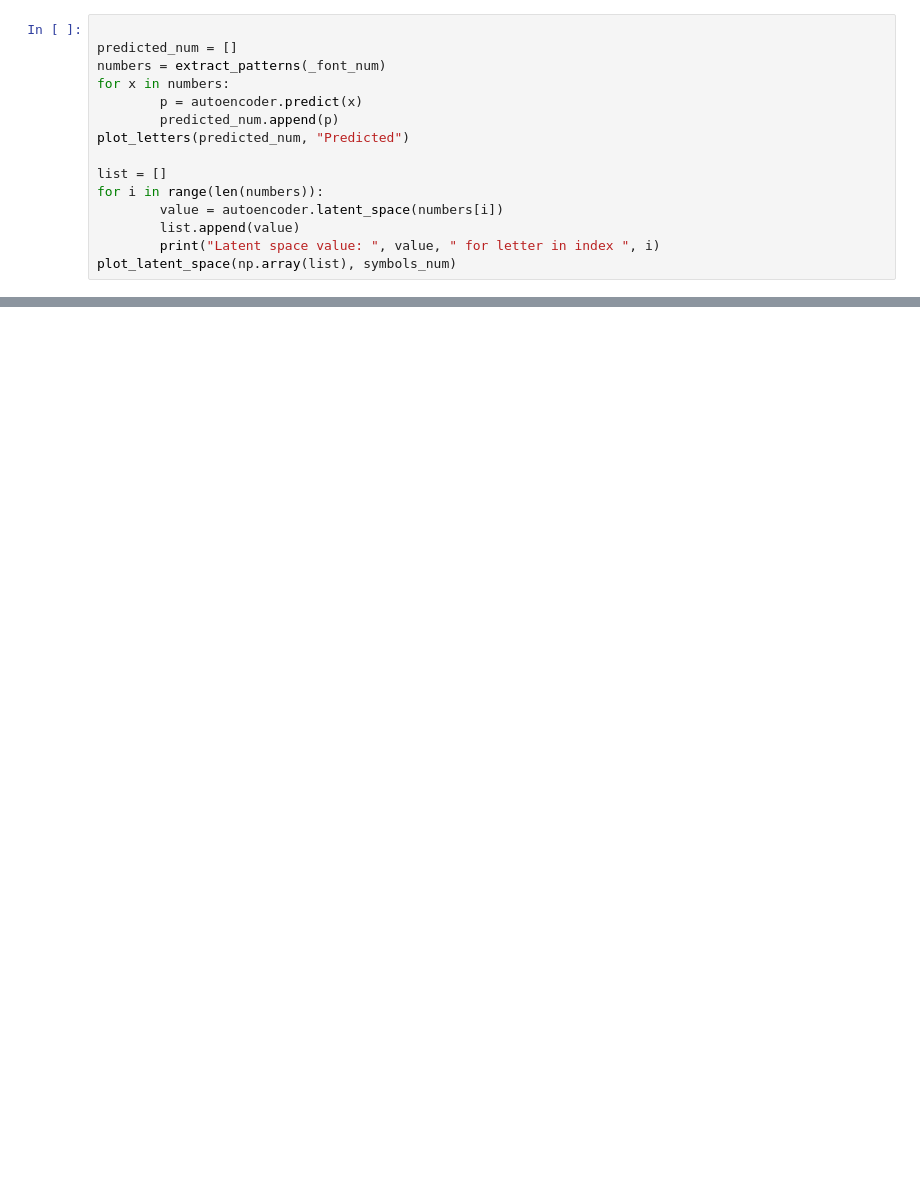
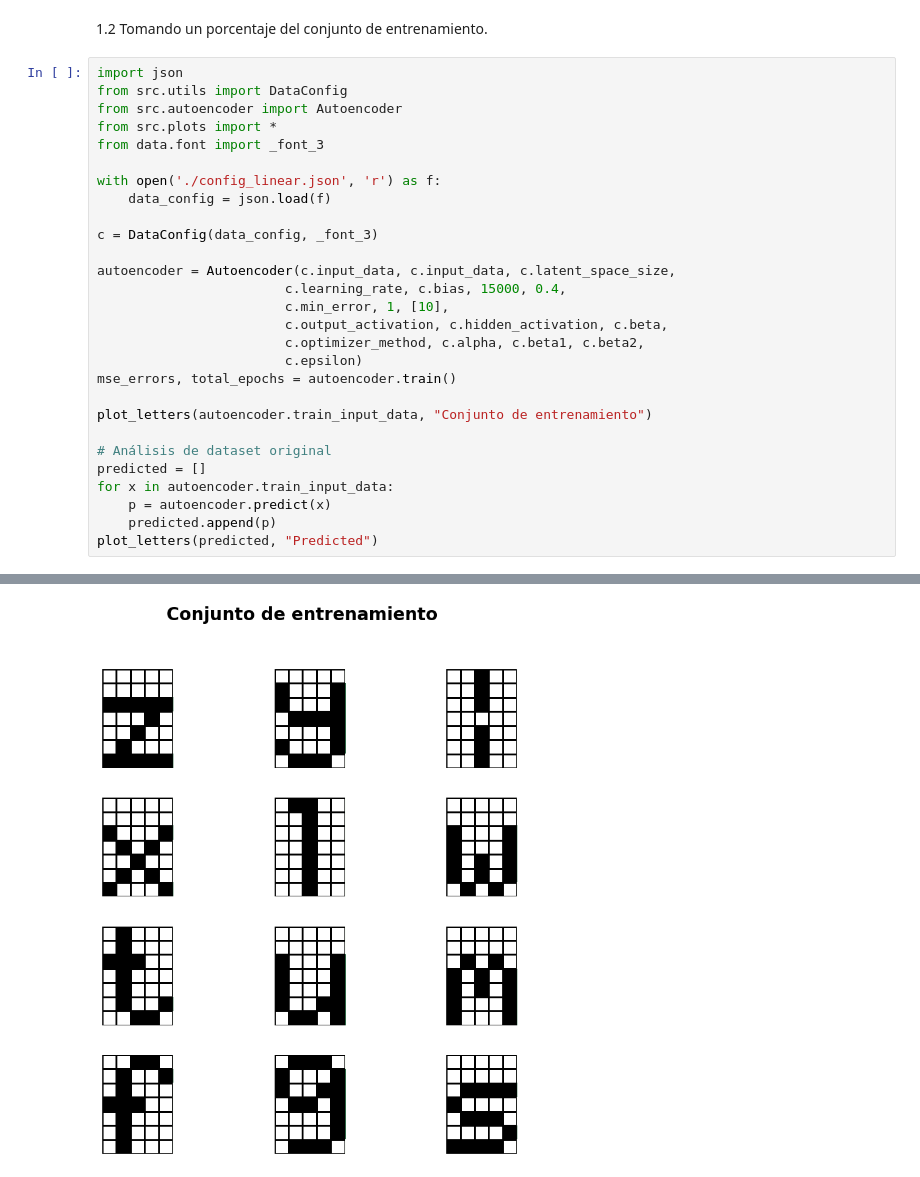
Before and after one commit to dariopenialoza/sistemasia-tp5, a Jupyter notebook: test_main_linear.ipynb, the cells around one changed output, grey strips where cells are left out. Cells and saved outputs as stored; diff of their text form; blank space fills up the shorter version.

```diff
--- a/test_main_linear.ipynb
+++ b/test_main_linear.ipynb
@@ -60,15 +75,31 @@ Finished Training.
-# %%
-
-predicted_num = []
-numbers = extract_patterns(_font_num)
-for x in numbers:
-        p = autoencoder.predict(x)
-        predicted_num.append(p)
-plot_letters(predicted_num, "Predicted")
-
-list = []
-for i in range(len(numbers)):
-        value = autoencoder.latent_space(numbers[i])
-        list.append(value)
-        print("Latent space value: ", value, " for letter in index ", i)
-plot_latent_space(np.array(list), symbols_num)
+# %% [markdown]
+1.2 Tomando un porcentaje del conjunto de entrenamiento.
+# %%
+import json
+from src.utils import DataConfig
+from src.autoencoder import Autoencoder
+from src.plots import *
+from data.font import _font_3
+
+with open('./config_linear.json', 'r') as f:
+    data_config = json.load(f)
+
+c = DataConfig(data_config, _font_3)
+
+autoencoder = Autoencoder(c.input_data, c.input_data, c.latent_space_size,
+                        c.learning_rate, c.bias, 15000, 0.4,
+                        c.min_error, 1, [10],
+                        c.output_activation, c.hidden_activation, c.beta,
+                        c.optimizer_method, c.alpha, c.beta1, c.beta2,
+                        c.epsilon)
+mse_errors, total_epochs = autoencoder.train()
+
+plot_letters(autoencoder.train_input_data, "Conjunto de entrenamiento")
+
+# Análisis de dataset original
+predicted = []
+for x in autoencoder.train_input_data:
+    p = autoencoder.predict(x)
+    predicted.append(p)
+plot_letters(predicted, "Predicted")
+# %% [output]
@@ -74,0 +123 @@ plot_latent_space(np.array(list), symbols_num)
+[figure, added]
```
Also changed, not shown: parts of 3 cells of this notebook, 2 other files.
